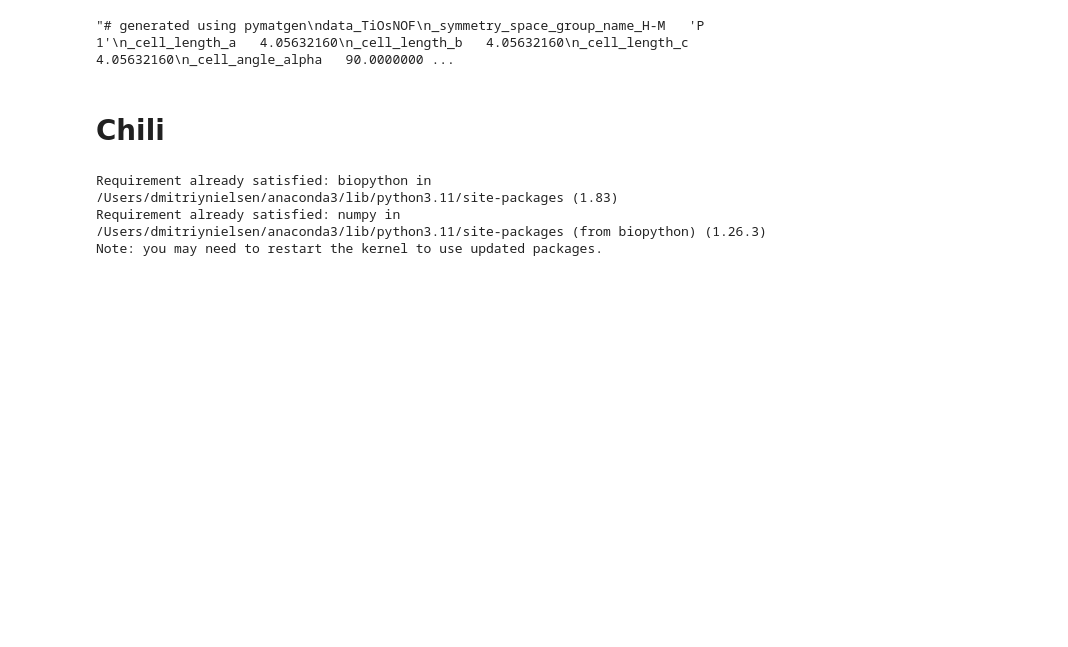
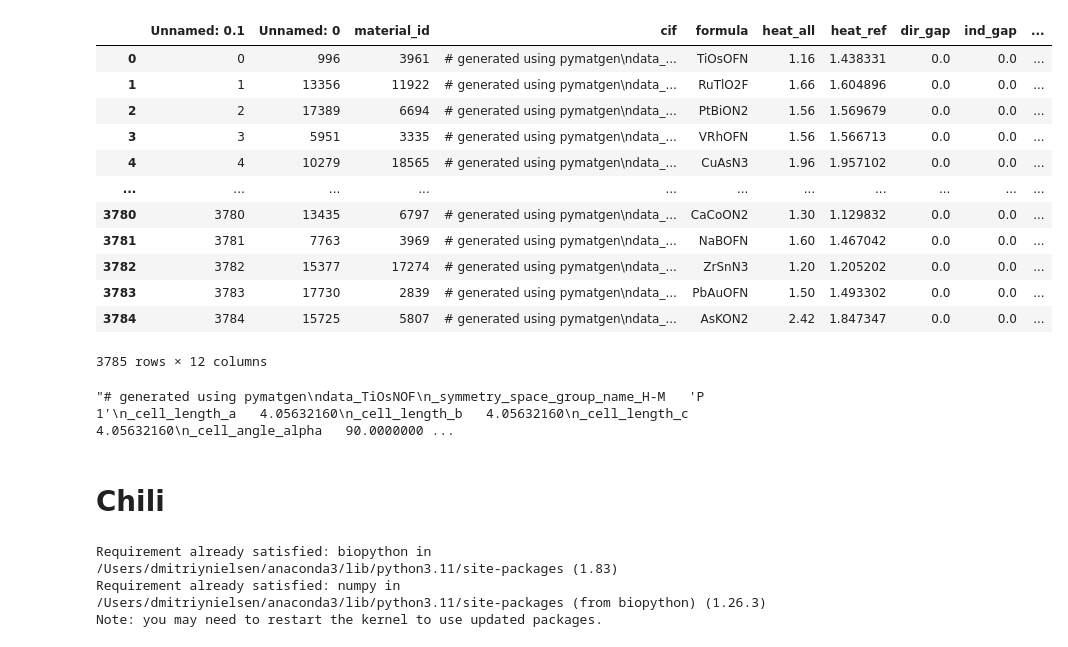
Before and after one commit to DmitriyNielsen/DiffCSP, a Jupyter notebook: scripts/testing_script.ipynb, the cells around one changed output. Cells and saved outputs as stored; diff of their text form; code cells hidden in the pictures; blank space fills up the shorter version.

```diff
--- a/scripts/testing_script.ipynb
+++ b/scripts/testing_script.ipynb
@@ -7,6 +7,22 @@ def read_csv_to_df(filepath):
 
 # Usage
 df = read_csv_to_df('/Users/dmitriynielsen/GitHub/DiffCSP/New_try02/DiffCSP/data/perov_5/test.csv')
+# %%
+df
+# %% [output]
+|  | Unnamed: 0.1 | Unnamed: 0 | material_id | cif | formula | heat_all | heat_ref | dir_gap | ind_gap | ... |
+| 0 | 0 | 996 | 3961 | # generated using pymatgen\ndata_... | TiOsOFN | 1.16 | 1.438331 | 0.0 | 0.0 | ... |
+| 1 | 1 | 13356 | 11922 | # generated using pymatgen\ndata_... | RuTlO2F | 1.66 | 1.604896 | 0.0 | 0.0 | ... |
+| 2 | 2 | 17389 | 6694 | # generated using pymatgen\ndata_... | PtBiON2 | 1.56 | 1.569679 | 0.0 | 0.0 | ... |
+| 3 | 3 | 5951 | 3335 | # generated using pymatgen\ndata_... | VRhOFN | 1.56 | 1.566713 | 0.0 | 0.0 | ... |
+| 4 | 4 | 10279 | 18565 | # generated using pymatgen\ndata_... | CuAsN3 | 1.96 | 1.957102 | 0.0 | 0.0 | ... |
+| ... | ... | ... | ... | ... | ... | ... | ... | ... | ... | ... |
+| 3780 | 3780 | 13435 | 6797 | # generated using pymatgen\ndata_... | CaCoON2 | 1.30 | 1.129832 | 0.0 | 0.0 | ... |
+| 3781 | 3781 | 7763 | 3969 | # generated using pymatgen\ndata_... | NaBOFN | 1.60 | 1.467042 | 0.0 | 0.0 | ... |
+| 3782 | 3782 | 15377 | 17274 | # generated using pymatgen\ndata_... | ZrSnN3 | 1.20 | 1.205202 | 0.0 | 0.0 | ... |
+| 3783 | 3783 | 17730 | 2839 | # generated using pymatgen\ndata_... | PbAuOFN | 1.50 | 1.493302 | 0.0 | 0.0 | ... |
+| 3784 | 3784 | 15725 | 5807 | # generated using pymatgen\ndata_... | AsKON2 | 2.42 | 1.847347 | 0.0 | 0.0 | ... |
+3785 rows × 12 columns
 # %%
 df['cif.conv'][0]
 # %% [output]
```
Also changed, not shown: parts of 3 cells of this notebook, 2 other files.
